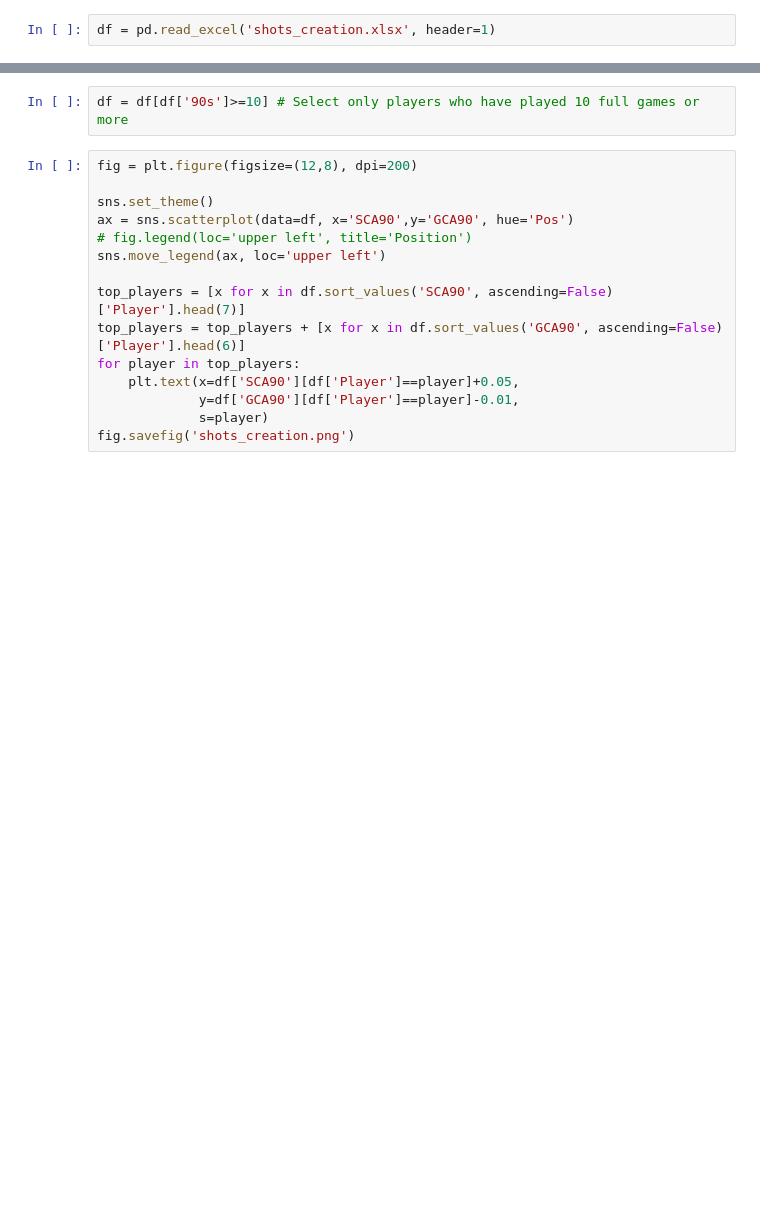
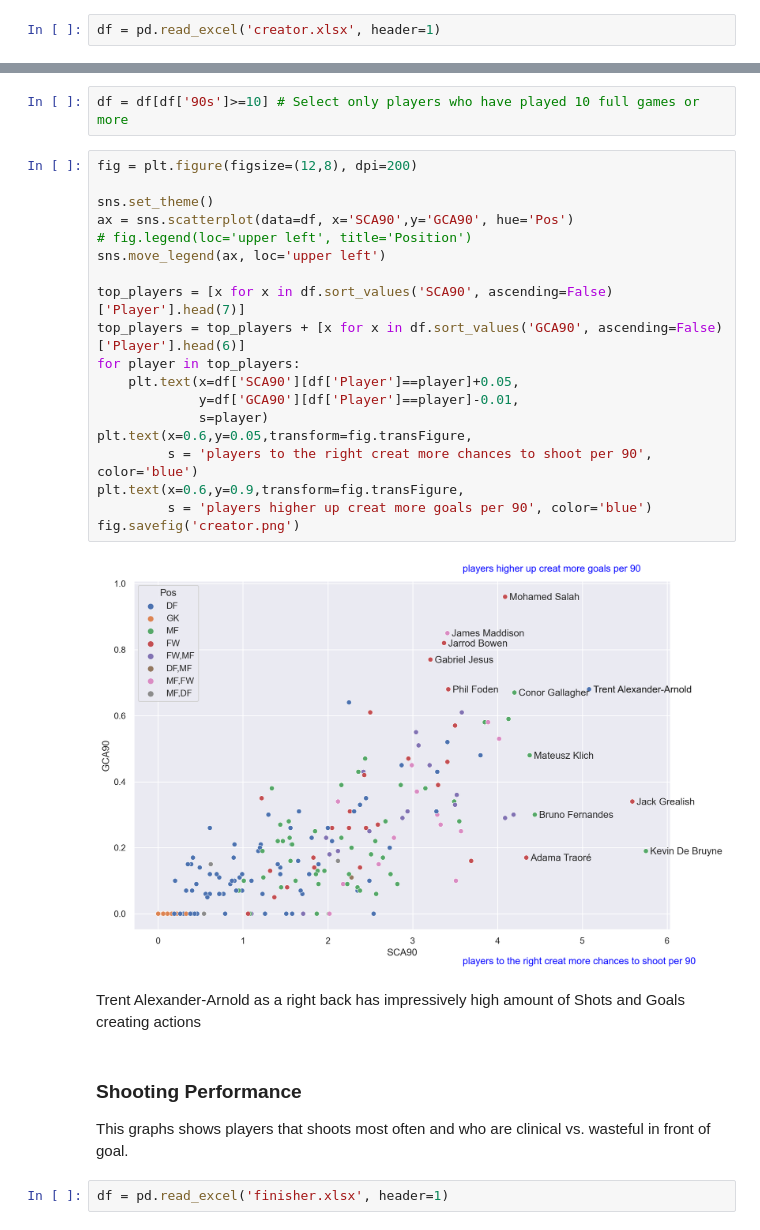
Before and after one commit to ydatay/EPL_Visuals, a Jupyter notebook: EPL_Visual_workbook.ipynb, the cells around one changed output, grey strips where cells are left out. Cells and saved outputs as stored; diff of their text form; blank space fills up the shorter version.

```diff
--- a/EPL_Visual_workbook.ipynb
+++ b/EPL_Visual_workbook.ipynb
@@ -3,6 +7,6 @@ import pandas as pd
 import seaborn as sns
 import matplotlib.pyplot as plt
 # %%
-df = pd.read_excel('shots_creation.xlsx', header=1)
+df = pd.read_excel('creator.xlsx', header=1)
 # %%
 df
@@ -13,15 +31,29 @@ df = df[df['90s']>=10] # Select only players who have played 10 full games or mo
 # %%
 fig = plt.figure(figsize=(12,8), dpi=200)
 
 sns.set_theme()
 ax = sns.scatterplot(data=df, x='SCA90',y='GCA90', hue='Pos')
 # fig.legend(loc='upper left', title='Position')
 sns.move_legend(ax, loc='upper left')
 
 top_players = [x for x in df.sort_values('SCA90', ascending=False)['Player'].head(7)]
 top_players = top_players + [x for x in df.sort_values('GCA90', ascending=False)['Player'].head(6)]
 for player in top_players:
     plt.text(x=df['SCA90'][df['Player']==player]+0.05,
              y=df['GCA90'][df['Player']==player]-0.01,
              s=player)
-fig.savefig('shots_creation.png')
+plt.text(x=0.6,y=0.05,transform=fig.transFigure,
+         s = 'players to the right creat more chances to shoot per 90', color='blue')
+plt.text(x=0.6,y=0.9,transform=fig.transFigure,
+         s = 'players higher up creat more goals per 90', color='blue')
+fig.savefig('creator.png')
+# %% [output]
+[figure, added]
+# %% [markdown]
+Trent Alexander-Arnold as a right back has impressively high amount of Shots and Goals creating actions
+# %% [markdown]
+### Shooting Performance
+
+This graphs shows players that shoots most often and who are clinical vs. wasteful in front of goal.
+# %%
+df = pd.read_excel('finisher.xlsx', header=1)
```
Also changed, not shown: parts of 6 cells of this notebook, 3 other files.
